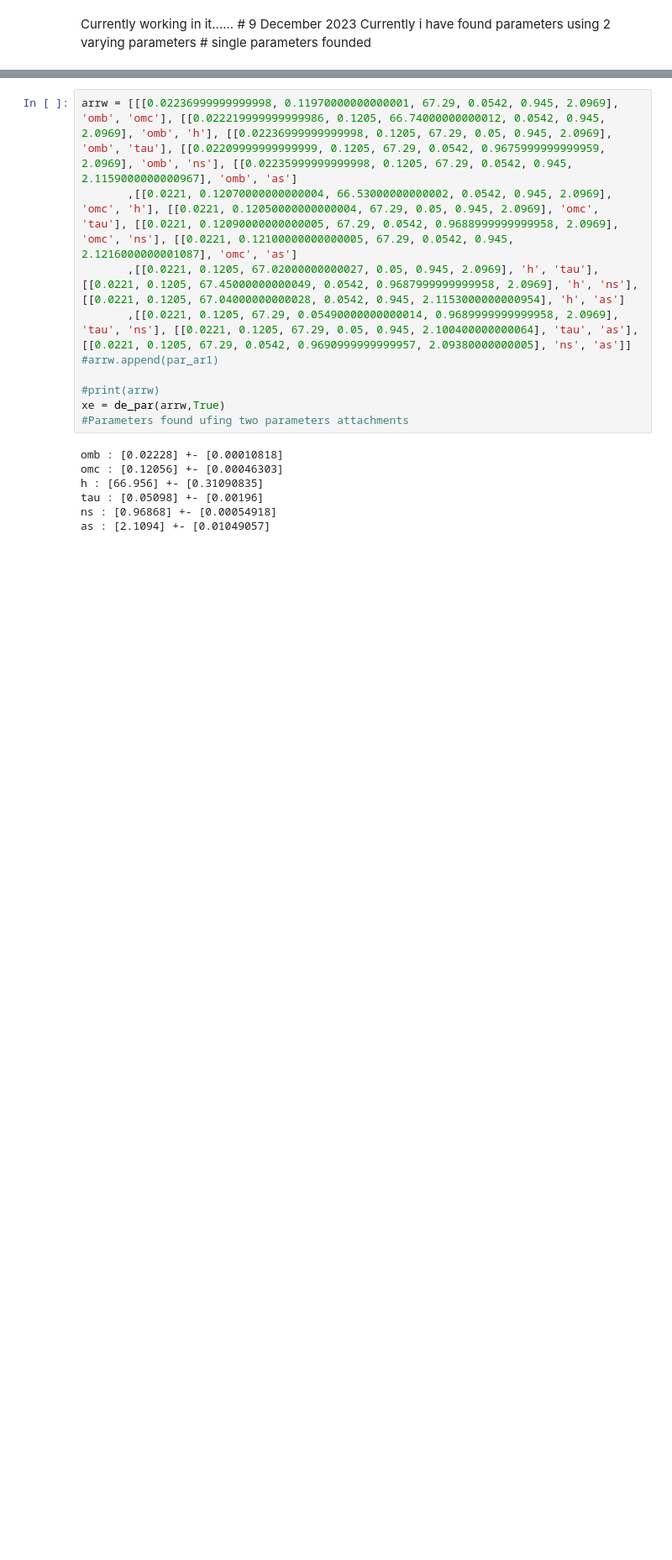
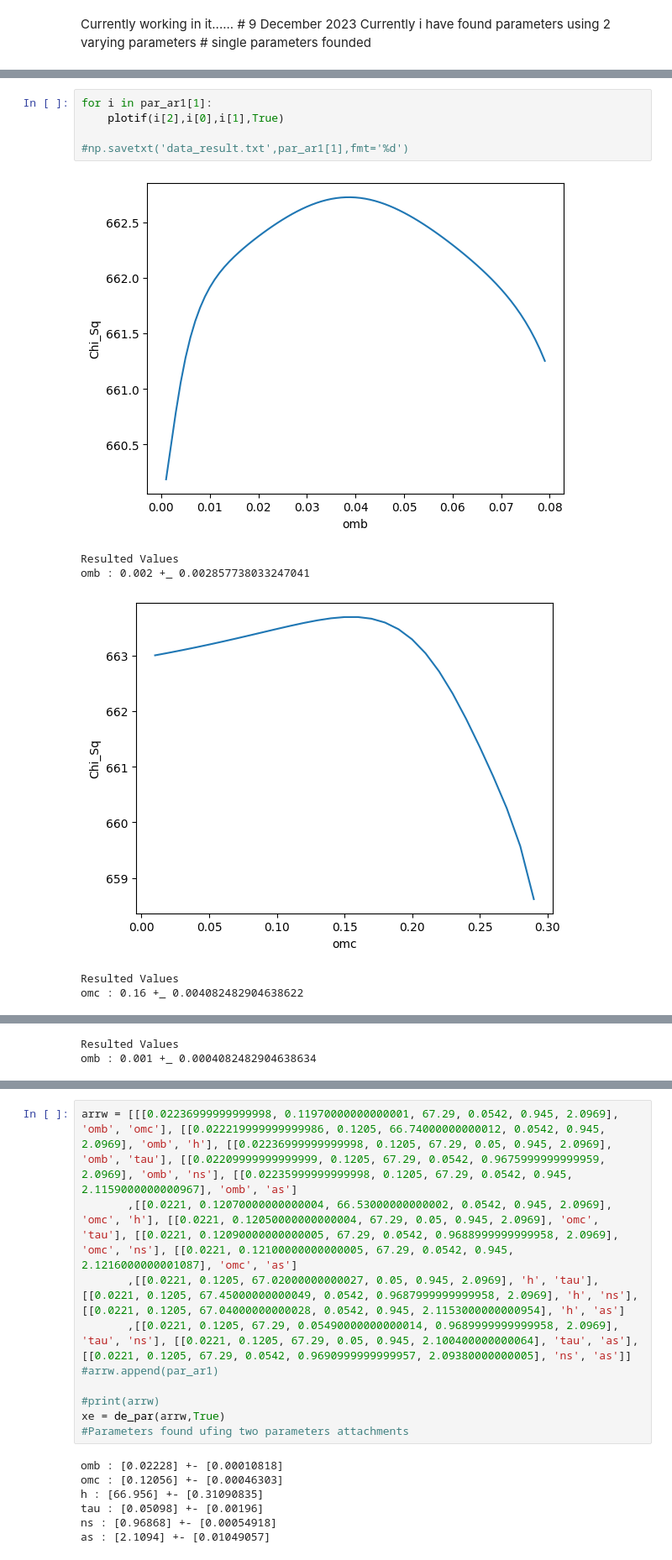
Before and after one commit to arjun-pandi/project_cosmology, a Jupyter notebook: Planks/CurrentWork.ipynb, the cells around one changed output, grey strips where cells are left out. Shown at 84% size. Cells and saved outputs as stored; diff of their text form; blank space fills up the shorter version.

```diff
--- a/Planks/CurrentWork.ipynb
+++ b/Planks/CurrentWork.ipynb
@@ -520,0 +453,12 @@ Time Taken :  1hrs 28min 2s 24 ms
+# %%
+for i in par_ar1[1]:
+    plotif(i[2],i[0],i[1],True)
+
+#np.savetxt('data_result.txt',par_ar1[1],fmt='%d')
+# %% [output]
+[figure, added]
+Resulted Values
+omb : 0.002 +_ 0.002857738033247041
+[figure, added]
+Resulted Values
+omc : 0.16 +_ 0.004082482904638622
@@ -520,0 +466,2 @@ Time Taken :  1hrs 28min 2s 24 ms
+Resulted Values
+omb : 0.001 +_ 0.0004082482904638634
```
Also changed, not shown: parts of 16 cells of this notebook, 22 other files.
